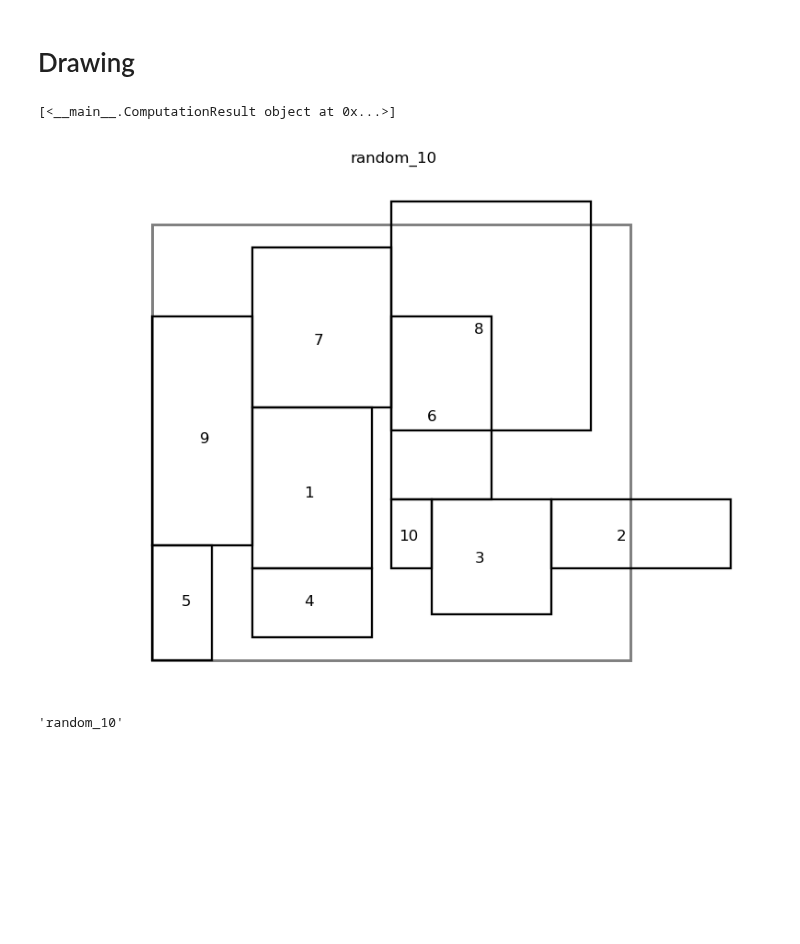
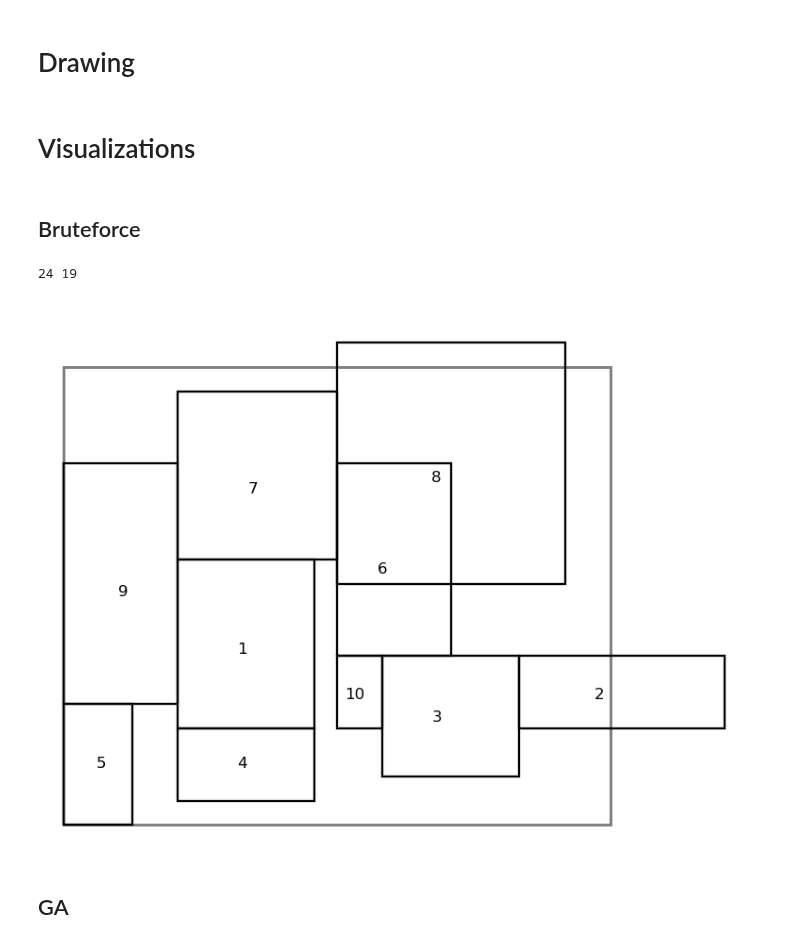
Before and after one commit to TaIos/master-thesis, a Jupyter notebook: src/notebooks/best_solution_visualizer.ipynb, the cells around one changed output. Cells and saved outputs as stored; diff of their text form; code cells hidden in the pictures; blank space fills up the shorter version.

Commit message:
writing: add first visualizations

```diff
--- a/src/notebooks/best_solution_visualizer.ipynb
+++ b/src/notebooks/best_solution_visualizer.ipynb
@@ -294,37 +294,46 @@ def drawRectangles(
     grid: Rectangle,
     show_ident=True, title=None, show_center=False):
 
-    xmax, ymax = max([r.x+r.width for r in recs]), max([r.y+r.height for r in recs])
+    xmax, ymax = max(grid.width, max([r.x+r.width for r in recs])), max([r.y+r.height for r in recs])
     xmin, ymin = grid.width - xmax, grid.height - ymax
+    xmin, xmax = -0.5, 30
+    ymin, ymax = -0.5, 20
+
     s = 1.01
-    ax.axis(xmin=xmin*s,xmax=xmax*s, ymin=ymin*s, ymax=ymax*s*1.05)
+    ax.axis(xmin=xmin*s, xmax=xmax*s, ymin=ymin*s, ymax=ymax*s*1.05)
+    print(grid.width, grid.height)
 
     drawRectangle(grid, ax, edgecolor='black', linewidth=1.4, alpha=0.5)
     for rec in recs:
         drawRectangle(rec, ax, edgecolor='black', show_center=show_center, linewidth=1.1,
                       show_ident=show_ident)
 
-    ax.set_title(f'{title or "Slicing layout"}', fontsize=8)
+    if title:
+        ax.set_title(f'{title}', fontsize=8)
     hideSpinesAndTicks(ax)
+
+def drawComputationResult(res, name=None):
+    fig, ax = plt.subplots(dpi=150)
+    drawRectangles(
+            ax=ax,
+            recs=res.gaResult.bestIndividual.paintingPlacement,
+            show_center=False,
+            grid=res.instanceParameters.layout.boundingRectangle,
+            title=None)
+    if name:
+        plt.savefig(f'figures/visualization_{name}.pdf', transparent=True, dpi=150);
+    plt.show()
-# %%
-# r = list(map(loadComputationResult, findComputationResultFiles('/home/slarty/Documents/master-thesis/src/notebooks/out/cluster')))
-# r = list(map(loadComputationResult, findComputationResultFiles('/home/slarty/Documents/master-thesis/src/notebooks/out/brute/012_random_10_95CF7')))
-r = loadComputationResultsFromDirectoryRec('/home/slarty/Documents/master-thesis/src/notebooks/out/brute/012_random_10_95CF7')
-# r = list(map(loadComputationResult, findComputationResultFiles('/home/slarty/Documents/master-thesis/src/notebooks/out')))
-# %% [output]
-[<__main__.ComputationResult object at 0x...>]
+# %% [markdown]
+# Visualizations
+# %% [markdown]
+## Bruteforce
 # %%
-res = r[0]
-
-fig, ax = plt.subplots(dpi=150)
-drawRectangles(
-        ax=ax,
-        recs=res.gaResult.bestIndividual.paintingPlacement,
-        show_center=False,
-        grid=res.instanceParameters.layout.boundingRectangle,
-        title=f'{res.name}')
-plt.show()
-res.name
+random10_brute = loadComputationResultsFromDirectoryRec('/home/slarty/Documents/master-thesis/src/notebooks/out/brute/012_random_10_95CF7', sort=True)
+random20_brute = loadComputationResultsFromDirectoryRec('/home/slarty/Documents/master-thesis/src/notebooks/out/brute/013_random_20_82E19', sort=True)
+drawComputationResult(random10_brute[0], 'random10_brute')
+# drawComputationResult(random20_brute[0], 'random20_brute')
 # %% [output]
+24 19
-[figure, old version]
+[figure, new version]
-'random_10'
+# %% [markdown]
+## GA
```
Also changed, not shown: parts of 2 cells of this notebook, 11 other files.
